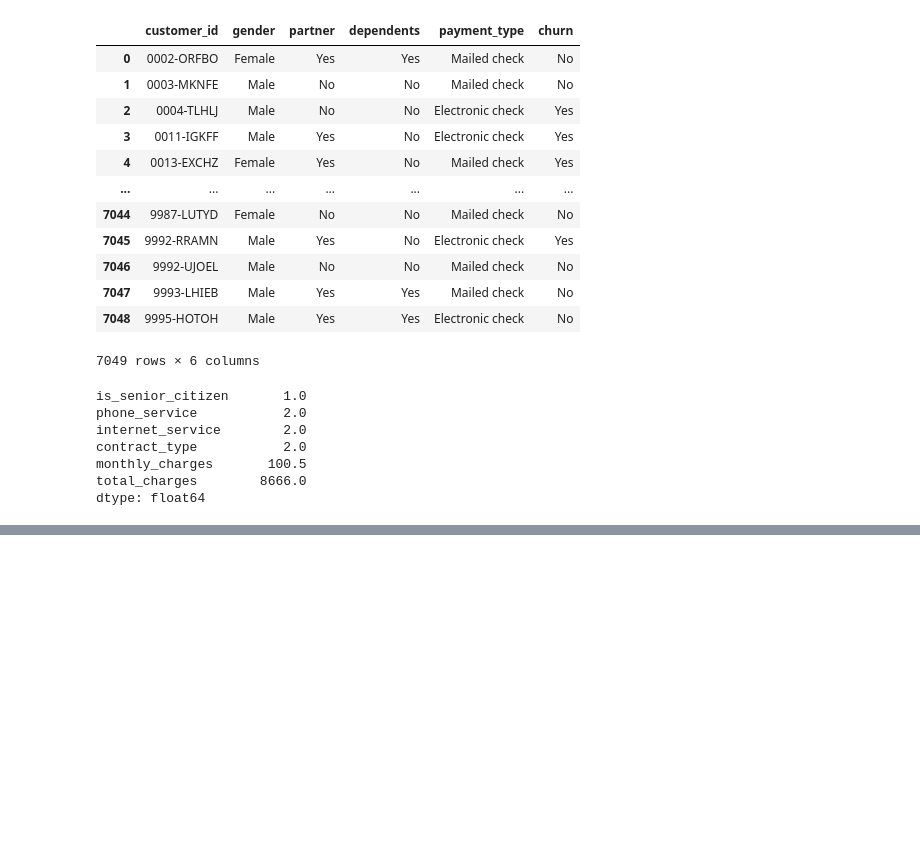
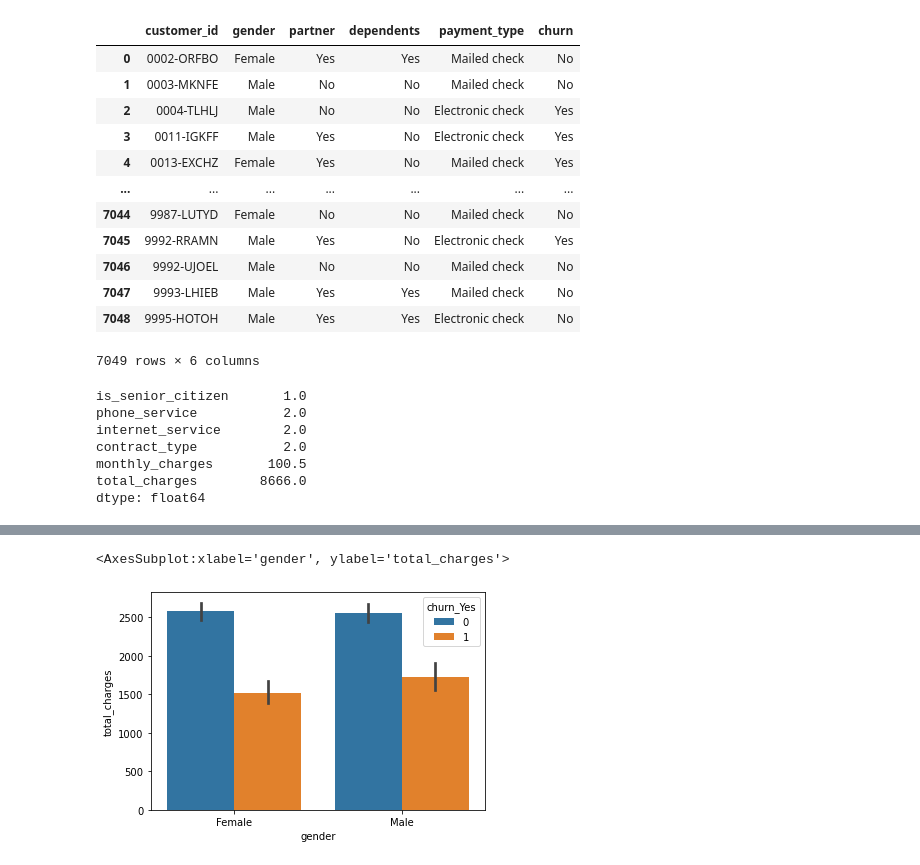
Before and after one commit to QinzhiChen/classification-exercises, a Jupyter notebook: classification_exercises.ipynb, the cells around one changed output, grey strips where cells are left out. Drawn from its saved outputs; the diff is of its cells as text; code cells hidden in the pictures; blank space fills up the shorter version.

```diff
--- a/classification_exercises.ipynb
+++ b/classification_exercises.ipynb
@@ -1255,0 +438,6 @@ TypeError: data type 'mean' not understood
+# %%
+pr_telco=prepare.prep_iris(ac_df_telco)
+# %%
+tl_train, tl_validate, tl_test = prepare.split_telco(pr_telco)
+# %%
+tl_train.total_charges=tl_train.total_charges.replace(' ',0).astype(float)
@@ -1255,0 +464,7 @@ TypeError: data type 'mean' not understood
+# %%
+tl_train.drop(columns=['Unnamed: 0','phone_service.1',
+                       'multiple_lines.1', 'internet_service_type_id.1', 'online_security.1',
+                       'online_backup.1', 'device_protection.1', 'tech_support.1',
+                       'streaming_tv.1', 'streaming_movies.1', 'contract_type_id.1',
+                       'paperless_billing.1', 'payment_type_id.1', 'monthly_charges.1',
+                       'total_charges.1', 'internet_service_type_id.2','total_charge'],inplace=True)
@@ -1255,0 +473,5 @@ TypeError: data type 'mean' not understood
+# %%
+sns.barplot(x='gender',y='total_charges',data=tl_train,hue='churn_Yes')
+# %% [output]
+<AxesSubplot:xlabel='gender', ylabel='total_charges'>
+[figure, added]
```
Also changed, not shown: parts of 61 cells of this notebook, 2 other files.
